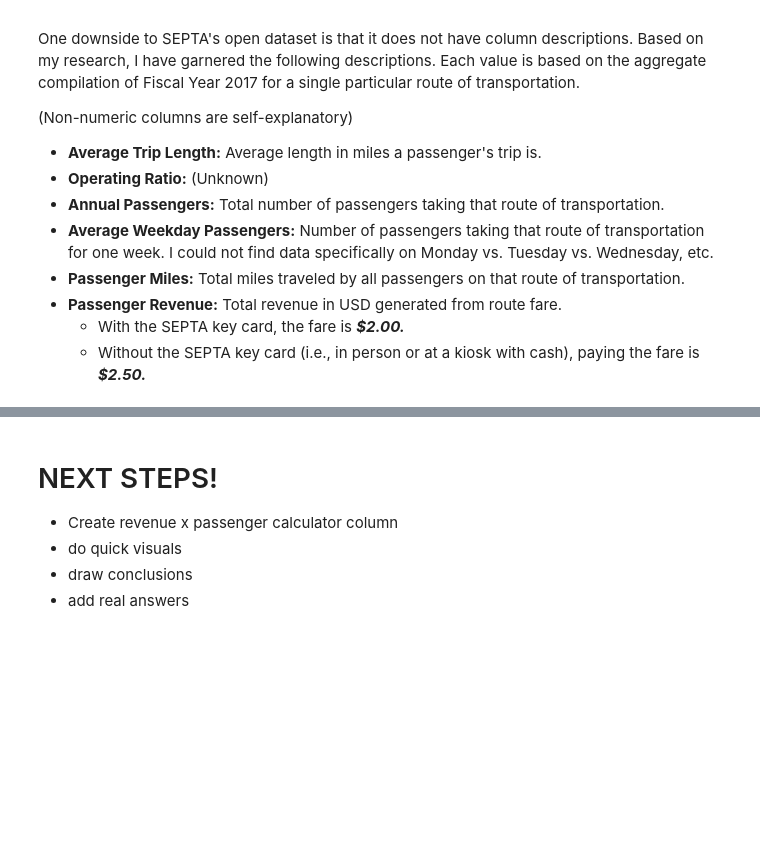
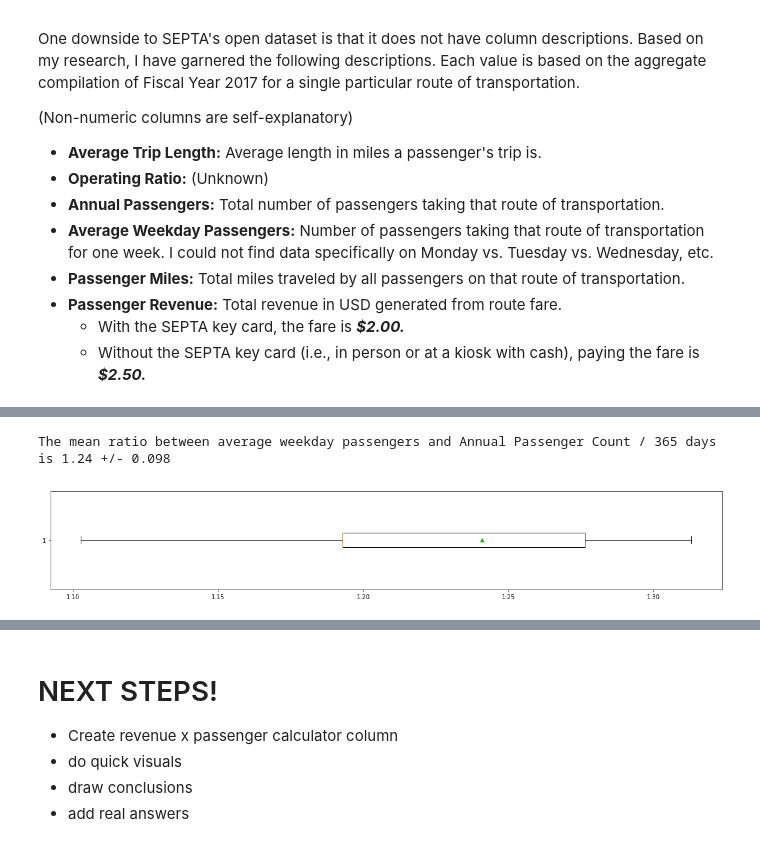
Before and after one commit to jafonte01/SEPTA-Competition-Project, a Jupyter notebook: iSepta Philly Project.ipynb, the cells around one changed output, grey strips where cells are left out. Saved outputs shown, nothing was run; the diff lists cells and outputs as text; code cells hidden in the pictures; blank space fills up the shorter version.

```diff
--- a/iSepta Philly Project.ipynb
+++ b/iSepta Philly Project.ipynb
@@ -368,0 +422,3 @@ One downside to SEPTA's open dataset is that it does not have column description
+# %%
+df_Agg['AvgPayment_Per_Passenger'] = df_Agg['Passenger_Revenue'] / df_Agg['Annual_Passengers']
+df_Agg.head()
@@ -368,0 +511,19 @@ One downside to SEPTA's open dataset is that it does not have column description
+# %%
+# 1. Finding Dirty Rows
+
+'''
+Dirty Data subset conditional information: Obtain all rows that:
+
+1. Have annual_passenger counts less than 1000 OR weekday passengers counts less than 50; OR
+2. Have an annual_passenger count that is less than the weekday passenger count; OR
+3. Have either an annual_passenger count OR a weekday passenger count that is not an integer (* 100 % 100 != 0); OR
+4. Have a NaN in either annual passenger count OR weekday passenger count
+
+'''
+
+df_Agg_dirty = df_Agg[((df_Agg['Annual_Passengers'] < 1000) | (df_Agg['Average_Weekday_Passengers'] < 50))
+                     | (df_Agg['Annual_Passengers'] < df_Agg['Average_Weekday_Passengers'])
+                     | (((df_Agg['Average_Weekday_Passengers'] * 100) % 100 != 0) |
+                        ((df_Agg['Annual_Passengers']* 100) % 100 != 0)) |
+                     ((df_Agg['Annual_Passengers'].isna() == True) | (df_Agg['Average_Weekday_Passengers'].isna() == True))
+                      ].copy()
@@ -368,0 +539,10 @@ One downside to SEPTA's open dataset is that it does not have column description
+# %%
+df_Agg_clean = df_Agg[~(df_Agg.isin(df_Agg_dirty))].copy() # creates NaN's
+df_Agg_clean.dropna(inplace=True)
+# %%
+# 2. Finding (Annual / 365) : Average_Weekday Ratio
+
+df_Agg_clean['Raw_Per_Day_Passenger_Count'] = df_Agg_clean['Annual_Passengers'] / 365
+df_Agg_clean['AvgWeekday/AvgRaw Passenger'] = (df_Agg_clean['Average_Weekday_Passengers'] /
+                                              df_Agg_clean['Raw_Per_Day_Passenger_Count'])
+df_Agg_clean.head()
@@ -368,0 +558,13 @@ One downside to SEPTA's open dataset is that it does not have column description
+# %%
+print('The mean ratio between average weekday passengers and Annual Passenger Count / 365 days is {} +/- {}'.format(
+    round(df_Agg_clean['AvgWeekday/AvgRaw Passenger'].mean(), 2),
+round(df_Agg_clean['AvgWeekday/AvgRaw Passenger'].std(), 3)))
+
+plt.figure(figsize=(20,3))
+
+plt.boxplot(x=df_Agg_clean['AvgWeekday/AvgRaw Passenger'], vert=False, showfliers=False, showmeans=True)
+
+plt.show()
+# %% [output]
+The mean ratio between average weekday passengers and Annual Passenger Count / 365 days is 1.24 +/- 0.098
+[figure, added]
```
Also changed, not shown: parts of 86 cells of this notebook.
